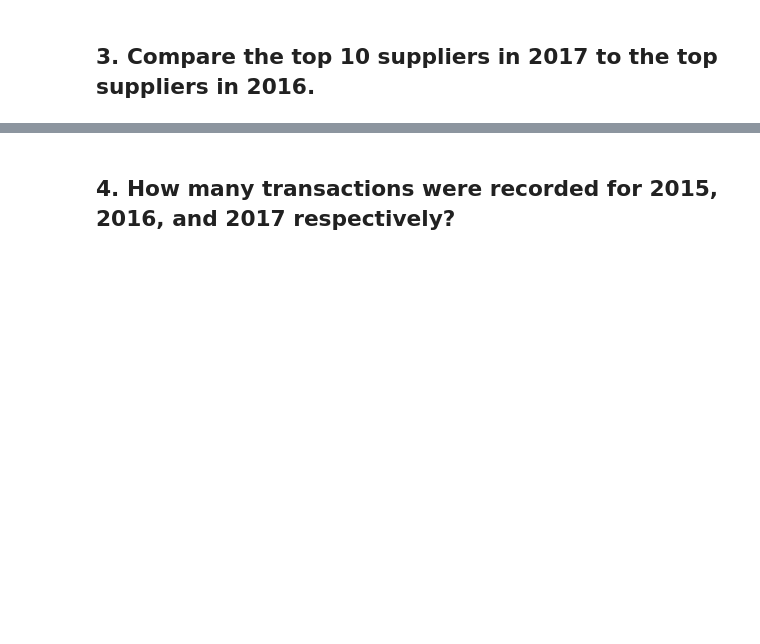
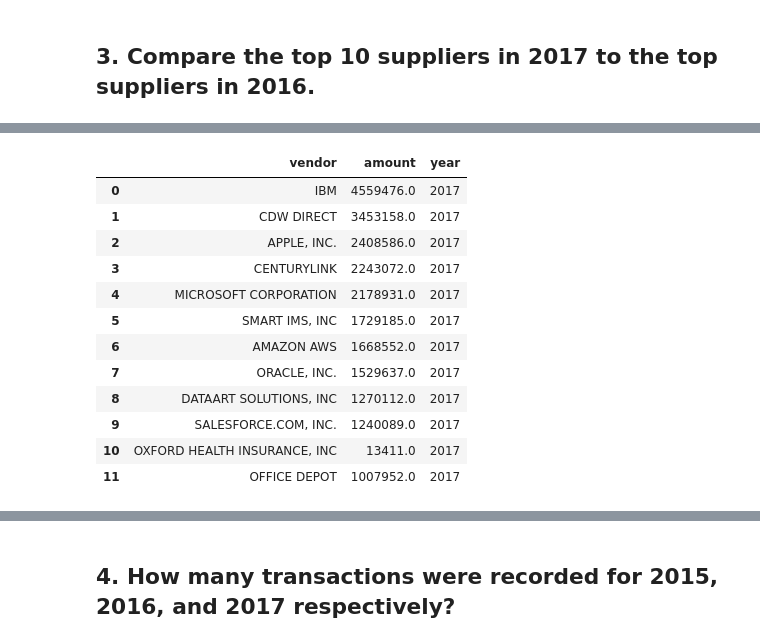
Before and after one commit to FranciscoGalan/suplari_challenge1, a Jupyter notebook: main.ipynb, the cells around one changed output, grey strips where cells are left out. Saved outputs shown, nothing was run; the diff lists cells and outputs as text; code cells hidden in the pictures; blank space fills up the shorter version.

```diff
--- a/main.ipynb
+++ b/main.ipynb
@@ -631,0 +654,21 @@ Name: amount, dtype: float64
+# %%
+oxford_2017 = data2017.loc[data2017.vendor == 'OXFORD HEALTH INSURANCE, INC', ['vendor', 'amount']].sum()[1]
+office_2017 = data2017.loc[data2017.vendor == 'OFFICE DEPOT', ['vendor', 'amount']].sum()[1]
+
+top_10_2017 = top_10_2017.append({'vendor': 'OXFORD HEALTH INSURANCE, INC', 'amount': oxford_2017, 'year':2017}, ignore_index=True)
+top_10_2017 = top_10_2017.append({'vendor': 'OFFICE DEPOT', 'amount': office_2017, 'year':2017}, ignore_index=True).round()
+top_10_2017
+# %% [output]
+|  | vendor | amount | year |
+| 0 | IBM | 4559476.0 | 2017 |
+| 1 | CDW DIRECT | 3453158.0 | 2017 |
+| 2 | APPLE, INC. | 2408586.0 | 2017 |
+| 3 | CENTURYLINK | 2243072.0 | 2017 |
+| 4 | MICROSOFT CORPORATION | 2178931.0 | 2017 |
+| 5 | SMART IMS, INC | 1729185.0 | 2017 |
+| 6 | AMAZON AWS | 1668552.0 | 2017 |
+| 7 | ORACLE, INC. | 1529637.0 | 2017 |
+| 8 | DATAART SOLUTIONS, INC | 1270112.0 | 2017 |
+| 9 | SALESFORCE.COM, INC. | 1240089.0 | 2017 |
+| 10 | OXFORD HEALTH INSURANCE, INC | 13411.0 | 2017 |
+| 11 | OFFICE DEPOT | 1007952.0 | 2017 |
```
Also changed, not shown: parts of 78 cells of this notebook, 5 other files.
